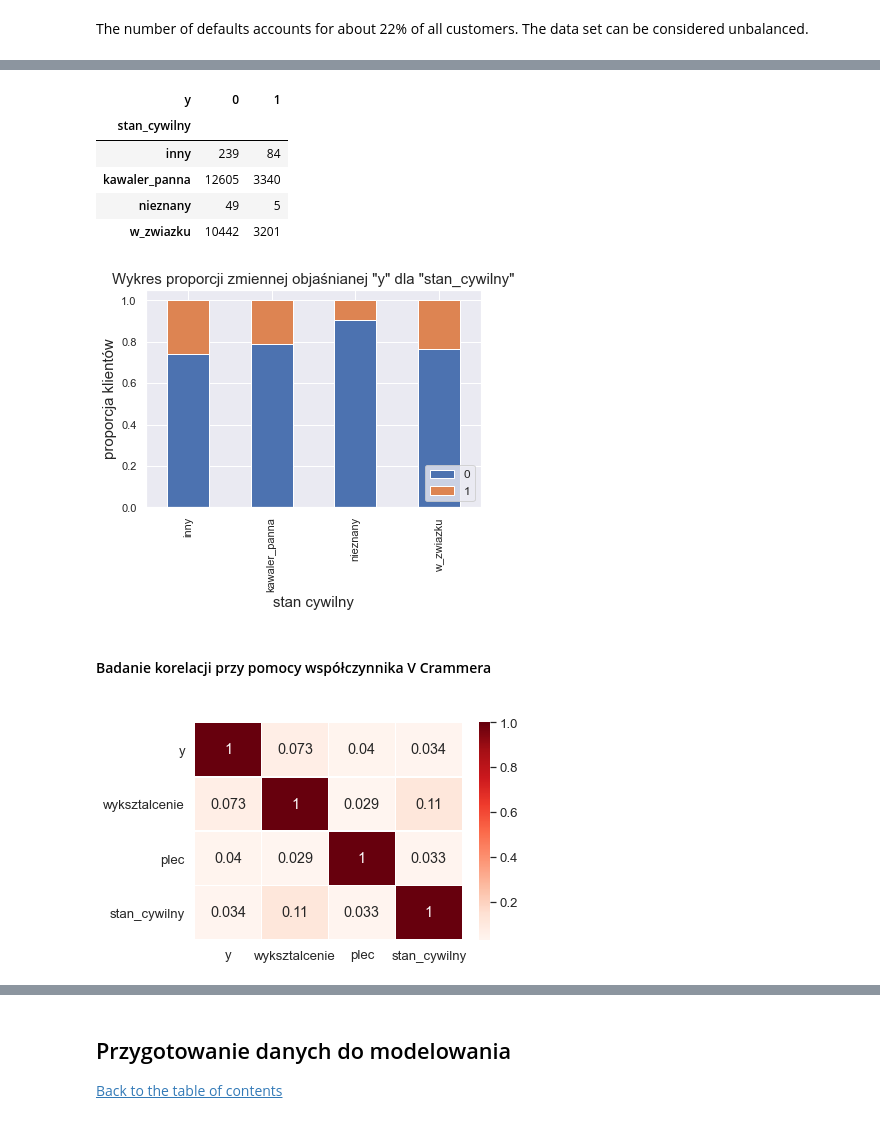
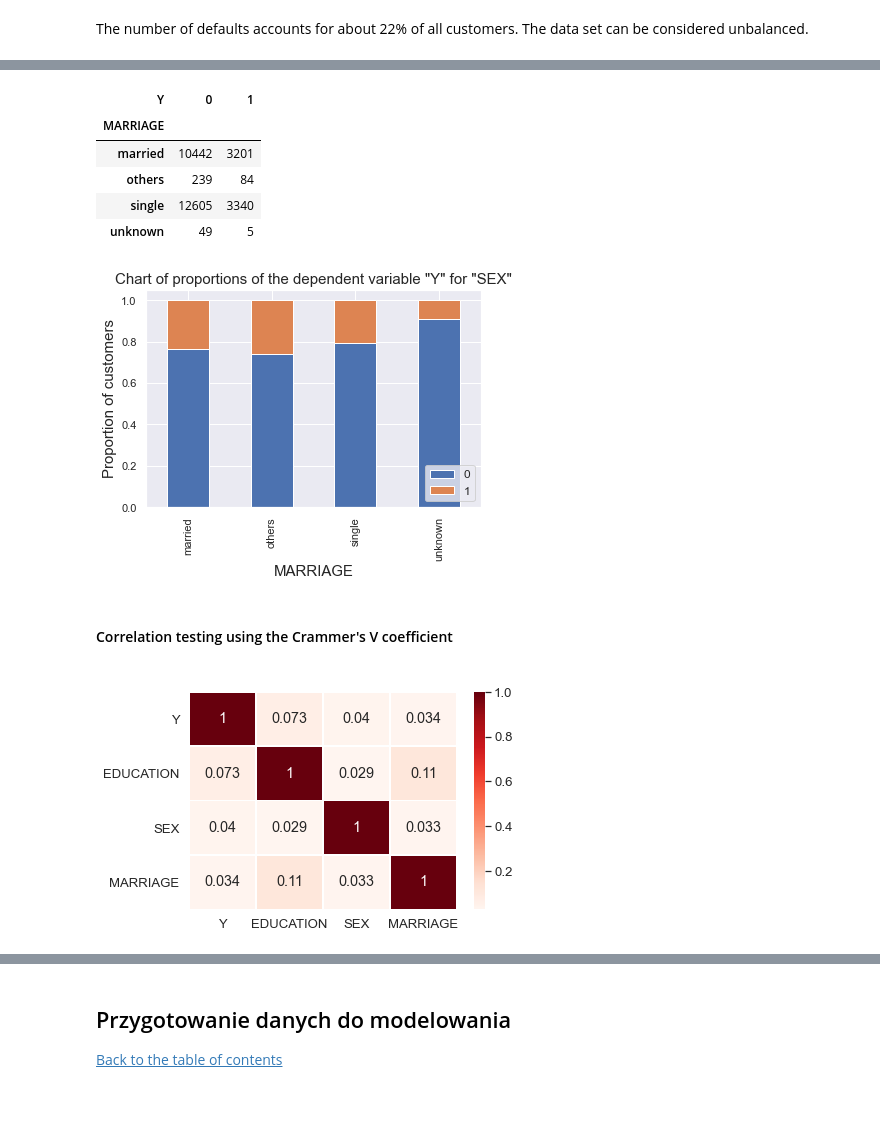
Before and after one commit to TomekSwiatek/Analiza-i-predykcja-sp-aty-nale-no-ci-przez-posiadaczy-kart-kredytowych, a Jupyter notebook: Analysis and prediction of default payments by credit card holders.ipynb, the cells around one changed output, grey strips where cells are left out. Drawn from its saved outputs; the diff is of its cells as text; code cells hidden in the pictures.

```diff
--- a/Analysis and prediction of default payments by credit card holders.ipynb
+++ b/Analysis and prediction of default payments by credit card holders.ipynb
@@ -516,24 +516,24 @@ plec_y
 # %%
-#Wykres proporcji zmiennej objaśnianej "y" dla stanu cywilnego
-stan_cyw_y=pd.crosstab(df.stan_cywilny,df.y)
-stan_cyw_y.div(stan_cyw_y.sum(1).astype(float), axis=0).plot(kind='bar', stacked=True,figsize=(6, 4))
-plt.title('Wykres proporcji zmiennej objaśnianej "y" dla "stan_cywilny"', fontsize=15)
-plt.xlabel('stan cywilny',fontsize=15)
-plt.ylabel('proporcja klientów',fontsize=15)
+#Chart of proportions of the dependent variable "Y" for marriage
+marr_y=pd.crosstab(df.MARRIAGE,df.Y)
+marr_y.div(marr_y.sum(1).astype(float), axis=0).plot(kind='bar', stacked=True,figsize=(6, 4))
+plt.title('Chart of proportions of the dependent variable "Y" for "SEX"', fontsize=15)
+plt.xlabel('MARRIAGE',fontsize=15)
+plt.ylabel('Proportion of customers',fontsize=15)
 plt.legend(loc='lower right', fontsize=12)
-stan_cyw_y
+marr_y
 # %% [output]
-| y | 0 | 1 |
-| stan_cywilny |  |  |
-| inny | 239 | 84 |
-| kawaler_panna | 12605 | 3340 |
-| nieznany | 49 | 5 |
-| w_zwiazku | 10442 | 3201 |
+| Y | 0 | 1 |
+| MARRIAGE |  |  |
+| married | 10442 | 3201 |
+| others | 239 | 84 |
+| single | 12605 | 3340 |
+| unknown | 49 | 5 |
-[figure, old version]
+[figure, new version]
-# %% [markdown]
-#### Badanie korelacji przy pomocy współczynnika V Crammera
+# %% [markdown]
+#### Correlation testing using the Crammer's V coefficient
 # %%
-#Badanie zależności przy pomocy współczynnika V Crammera
+#Chart of dependence using the Cramer's V coefficient
 def CramersV(x):
     a = scipy.stats.chi2_contingency(x)[0]/sum(x.sum())
     b = min(x.shape[0]-1, x.shape[1]-1,)
@@ -549,12 +549,12 @@ def CalculateCrammersV(x):
         ret.append(row)
     return pd.DataFrame(ret, columns=x.columns, index=x.columns)
 
-kateg_y = pd.DataFrame(CalculateCrammersV(df[['y','wyksztalcenie', 'plec', 'stan_cywilny']]).iloc[0,1:])
-kateg_y.reset_index(inplace = True)
+categ_y = pd.DataFrame(CalculateCrammersV(df[['Y','EDUCATION', 'SEX', 'MARRIAGE']]).iloc[0,1:])
+categ_y.reset_index(inplace = True)
 
 plt.figure(figsize=(6,4))
 sns.set(font_scale=1.2)
-sns.heatmap(CalculateCrammersV(df[['y','wyksztalcenie', 'plec', 'stan_cywilny']]), cmap="Reds", linewidths=.5, annot=True).set(title=' ')
+sns.heatmap(CalculateCrammersV(df[['Y','EDUCATION', 'SEX', 'MARRIAGE']]), cmap="Reds", linewidths=.5, annot=True).set(title=' ')
 plt.show()
 # %% [output]
-[figure, old version]
+[figure, new version]
```
Also changed, not shown: parts of 21 cells of this notebook, 1 other file.
